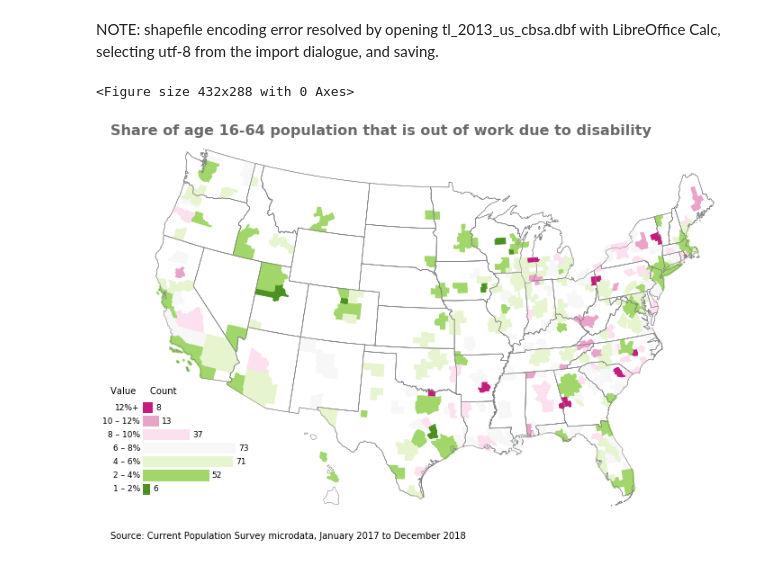
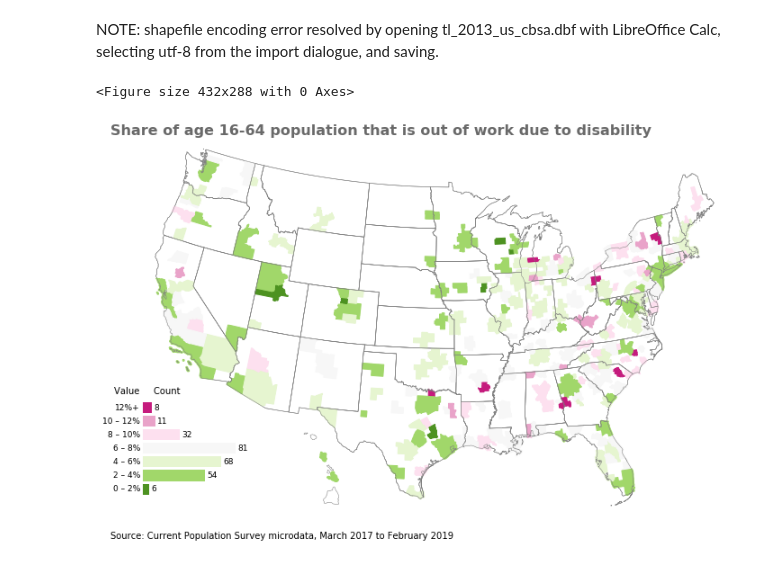
Before and after one commit to bdecon/econ_data, a Jupyter notebook: micro/CPS_Disability_NILF_CBSA.ipynb, the cells around one changed output. Drawn from its saved outputs; the diff is of its cells as text; code cells hidden in the pictures.

```diff
--- a/micro/CPS_Disability_NILF_CBSA.ipynb
+++ b/micro/CPS_Disability_NILF_CBSA.ipynb
@@ -15,7 +15,7 @@ import numpy as np
 import calendar
 # %%
 # Generate a list of file names matching the Census microdata files
-latest_month = '12/1/2018'
+latest_month = '2/1/2019'
 cps_files = [f'{calendar.month_abbr[m.month].lower()}{m.year % 100}pub.dat'
                for m in pd.date_range(end=latest_month, periods=24, freq='MS')]
 # %%
@@ -56,6 +56,6 @@ dis_list = df.groupby('GTCBSA').apply(dis)
 dis_list.index = dis_list.index.map(str)
 # %%
 # Decide where to split the color codes for the map
-bins = [0.01, 0.02, 0.04, 0.06, 0.08, 0.1, 0.12, 0.2]
+bins = [0.008, 0.02, 0.04, 0.06, 0.08, 0.1, 0.12, 0.2]
 colors = ['#4d9221', '#a1d76a', '#e6f5d0', '#f7f7f7', '#fde0ef', '#e9a3c9', '#c51b7d']
 colormap = pd.cut(dis_list, bins, labels=colors).to_dict()
@@ -92,33 +94,33 @@ for info, shape in zip(m.cbsa_info, m.cbsa):
     if info['GEOID'] in colormap.keys():
         color = colormap[info['GEOID']]
         seg = shape
         if info['NAME'][-2:] == 'HI' and info['RINGNUM'] == 1:
             seg = [[x + 5200000, y-1400000] for x,y in shape]
         ax.add_patch(Polygon(seg, facecolor=color, edgecolor=color))
 
 plt.title('Share of age 16-64 population that is out of work due to disability',
           fontsize=16, fontweight=800, loc='left', color='dimgrey')
-plt.annotate('Source: Current Population Survey microdata, January 2017 to December 2018',
+plt.annotate('Source: Current Population Survey microdata, March 2017 to February 2019',
              (0,0), (0, 0), fontsize=10, xycoords='axes fraction',
              textcoords='offset points', va='top')
 
 ax.axis('off')
 
 ax_inset = inset_axes(ax, width="16%", height="26%", loc=3, borderpad=3.6)
 bars = list(pd.cut(dis_list, bins).reset_index().groupby(0)['GTCBSA'].nunique().values)
 labels = [f'{int(x.left*100)} – {int(x.right*100)}%'
           for x in pd.cut(dis_list, bins).sort_values().unique()[:-1]]
 labels.append('12%+')
 ax_inset.barh(list(range(0, len(bars))), bars, align='center', color=colors)
 ax_inset.axis('off')
 for i, bar in enumerate(bars):
     ax_inset.text(bar+2, i, bar, fontsize=9, va='center')
 for i, label in enumerate(labels):
     ax_inset.text(-2, i, label, fontsize=9, va='center', ha='right')
 ax_inset.text(-25, 7, 'Value     Count')
 
 plt.savefig('dis_map.svg', bbox_inches='tight', dpi=500)
-plt.show()
+plt.show();
 # %% [output]
 <Figure size 432x288 with 0 Axes>
-[figure, old version]
+[figure, new version]
```
Also changed, not shown: parts of 2 cells of this notebook, 1 other file.
